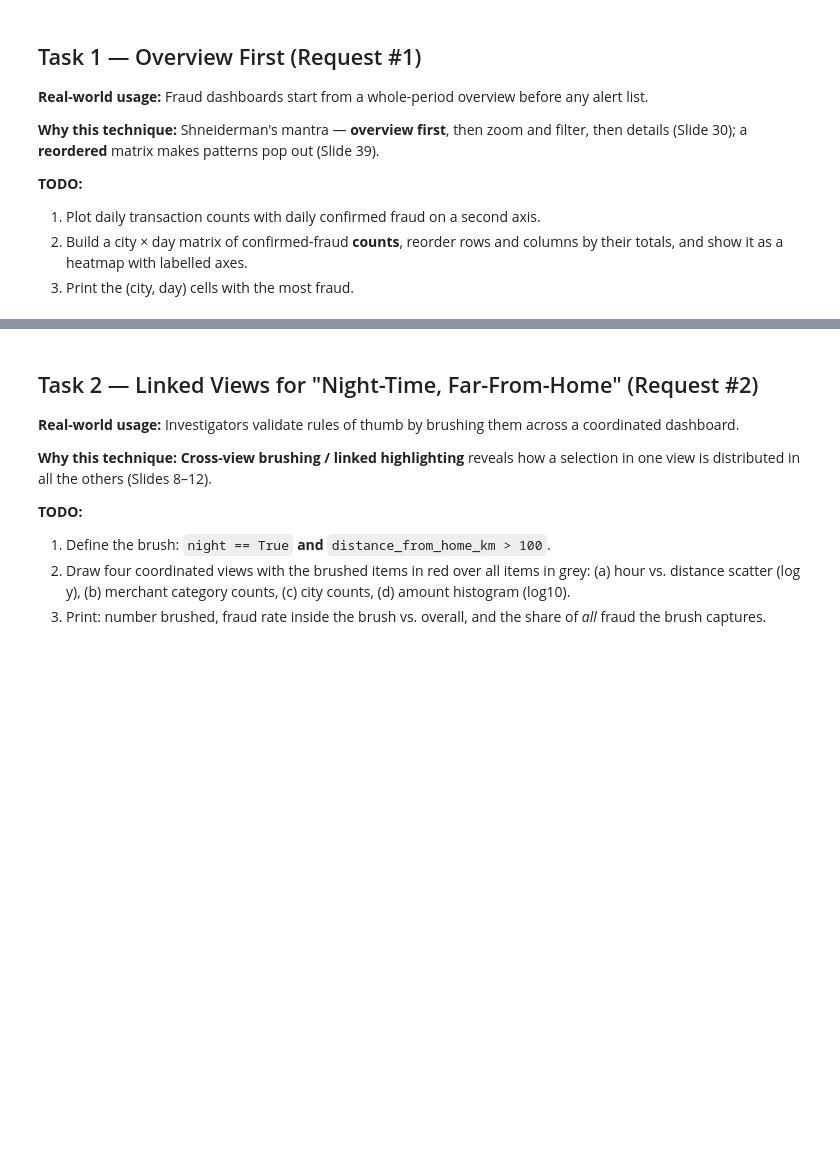
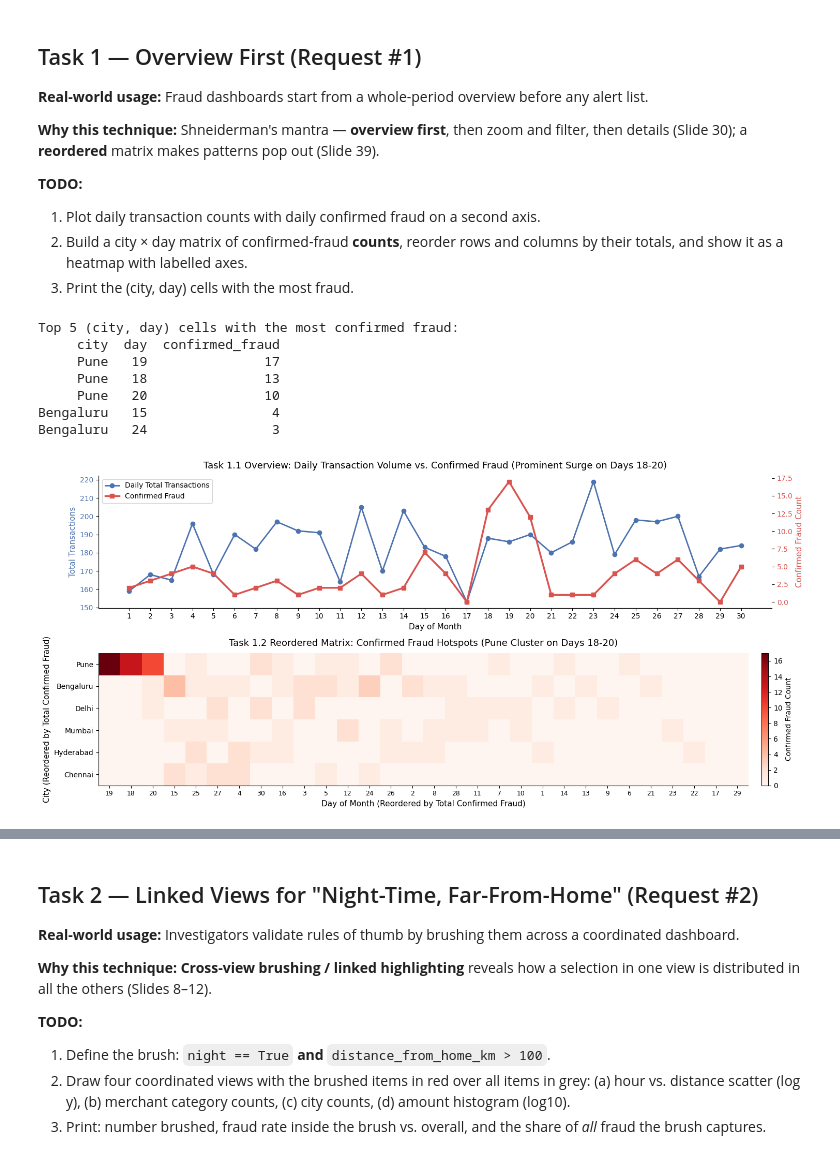
Before and after one commit to adarshm1705/VDUI-unit-3-assignment, a Jupyter notebook: unit3_ppt7_activity.ipynb, the cells around one changed output, grey strips where cells are left out. Saved outputs shown, nothing was run; the diff lists cells and outputs as text; code cells hidden in the pictures; blank space fills up the shorter version.

Commit message:
Complete Exercise 4: Spatial and Multi-Attribute Transaction Analysis (SRN: PES2UG24CS028)

```diff
--- a/unit3_ppt7_activity.ipynb
+++ b/unit3_ppt7_activity.ipynb
@@ -60,14 +69,59 @@ tx.head()
 3. Print the (city, day) cells with the most fraud.
 # %%
 fig, axes = plt.subplots(2, 1, figsize=(15, 7))
-# TODO 1
 
+# TODO 1: Plot daily transaction counts with daily confirmed fraud on a second axis.
+daily = tx.groupby("day").agg(total=("txn_id", "count"), fraud=("is_fraud", "sum")).reset_index()
+ax0 = axes[0]
+line1 = ax0.plot(daily["day"], daily["total"], "o-", color="#4C72B0", lw=2, label="Daily Total Transactions")
+ax0.set_xlabel("Day of Month", fontsize=11)
+ax0.set_ylabel("Total Transactions", color="#4C72B0", fontsize=11)
+ax0.tick_params(axis="y", labelcolor="#4C72B0")
+ax0.set_xticks(range(1, 31))
 
-# TODO 2
-heat = None
+ax0_twin = ax0.twinx()
+line2 = ax0_twin.plot(daily["day"], daily["fraud"], "s-", color="#D9534F", lw=2.5, label="Confirmed Fraud")
+ax0_twin.set_ylabel("Confirmed Fraud Count", color="#D9534F", fontsize=11)
+ax0_twin.tick_params(axis="y", labelcolor="#D9534F")
 
+# Combined legend
+lines = line1 + line2
+labels = [l.get_label() for l in lines]
+ax0.legend(lines, labels, loc="upper left")
+ax0.set_title("Task 1.1 Overview: Daily Transaction Volume vs. Confirmed Fraud (Prominent Surge on Days 18-20)", fontsize=13, pad=10)
 
-plt.tight_layout(); plt.show()
+# TODO 2: Build a city x day matrix of confirmed-fraud counts, reorder rows and columns by totals, show as heatmap
+heat_raw = tx.pivot_table(index="city", columns="day", values="is_fraud", aggfunc="sum", fill_value=0)
+row_totals = heat_raw.sum(axis=1).sort_values(ascending=False)
+col_totals = heat_raw.sum(axis=0).sort_values(ascending=False)
+heat = heat_raw.loc[row_totals.index, col_totals.index]
 
-# TODO 3
+im = axes[1].imshow(heat.values, cmap="Reds", aspect="auto")
+axes[1].set_yticks(range(len(heat.index)))
+axes[1].set_yticklabels(heat.index, fontsize=10)
+axes[1].set_xticks(range(len(heat.columns)))
+axes[1].set_xticklabels(heat.columns, fontsize=9)
+axes[1].set_xlabel("Day of Month (Reordered by Total Confirmed Fraud)", fontsize=11)
+axes[1].set_ylabel("City (Reordered by Total Confirmed Fraud)", fontsize=11)
+axes[1].set_title("Task 1.2 Reordered Matrix: Confirmed Fraud Hotspots (Pune Cluster on Days 18-20)", fontsize=13, pad=10)
+
+cbar = fig.colorbar(im, ax=axes[1], fraction=0.015, pad=0.02)
+cbar.set_label("Confirmed Fraud Count", fontsize=10)
+
+plt.tight_layout()
+plt.show()
+
+# TODO 3: Print the (city, day) cells with the most fraud.
+top_fraud = tx[tx.is_fraud == 1].groupby(["city", "day"]).size().reset_index(name="confirmed_fraud").sort_values("confirmed_fraud", ascending=False)
+print("Top 5 (city, day) cells with the most confirmed fraud:")
+print(top_fraud.head(5).to_string(index=False))
+# %% [output]
+Top 5 (city, day) cells with the most confirmed fraud:
+     city  day  confirmed_fraud
+     Pune   19               17
+     Pune   18               13
+     Pune   20               10
+Bengaluru   15                4
+Bengaluru   24                3
+[figure, added]
 # %% [markdown]
```
Also changed, not shown: parts of 14 cells of this notebook, 1 other file.
